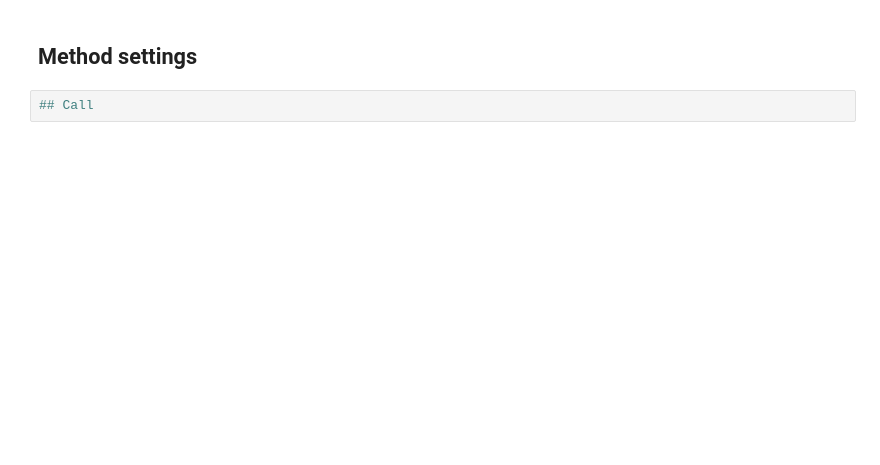
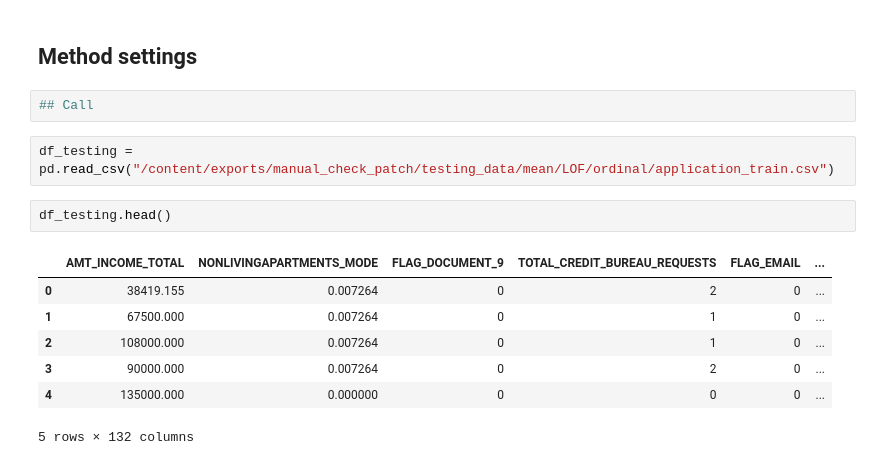
Before and after one commit to CYBA7K2M-DATAPROJ/home_credit_default_risk, a Jupyter notebook: Fusilier_Antoine_2_notebook_modelization_032024.ipynb, the cells around one changed output. Saved outputs shown, nothing was run; the diff lists cells and outputs as text; blank space fills up the shorter version.

```diff
--- a/Fusilier_Antoine_2_notebook_modelization_032024.ipynb
+++ b/Fusilier_Antoine_2_notebook_modelization_032024.ipynb
@@ -301,6 +330,18 @@ NameError: name 'LogisticRegression' is not defined
 ## Method settings
 # %%
 ## Call
+# %%
+df_testing = pd.read_csv("/content/exports/manual_check_patch/testing_data/mean/LOF/ordinal/application_train.csv")
+# %%
+df_testing.head()
+# %% [output]
+|  | AMT_INCOME_TOTAL | NONLIVINGAPARTMENTS_MODE | FLAG_DOCUMENT_9 | TOTAL_CREDIT_BUREAU_REQUESTS | FLAG_EMAIL | ... |
+| 0 | 38419.155 | 0.007264 | 0 | 2 | 0 | ... |
+| 1 | 67500.000 | 0.007264 | 0 | 1 | 0 | ... |
+| 2 | 108000.000 | 0.007264 | 0 | 1 | 0 | ... |
+| 3 | 90000.000 | 0.007264 | 0 | 2 | 0 | ... |
+| 4 | 135000.000 | 0.000000 | 0 | 0 | 0 | ... |
+5 rows × 132 columns
 # %%
 train_and_evaluate_models(
     base_path=LOCAL_EXPORT_MANUAL_CHECK_PATCH_FOLDER_PATH,
```
Also changed, not shown: parts of 8 cells of this notebook, 6 other files.
